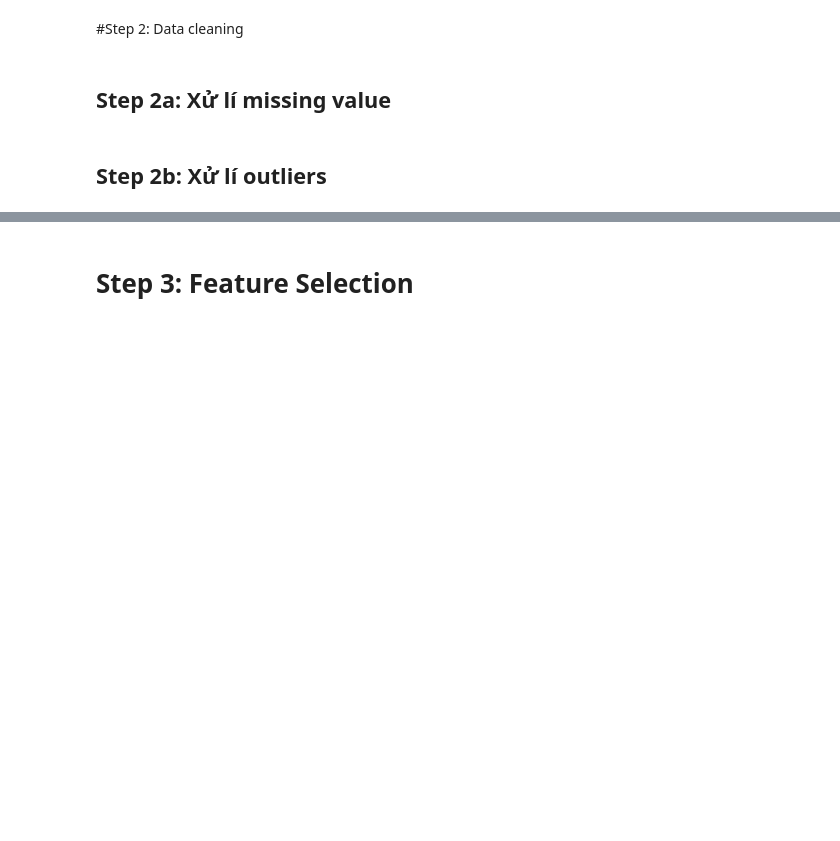
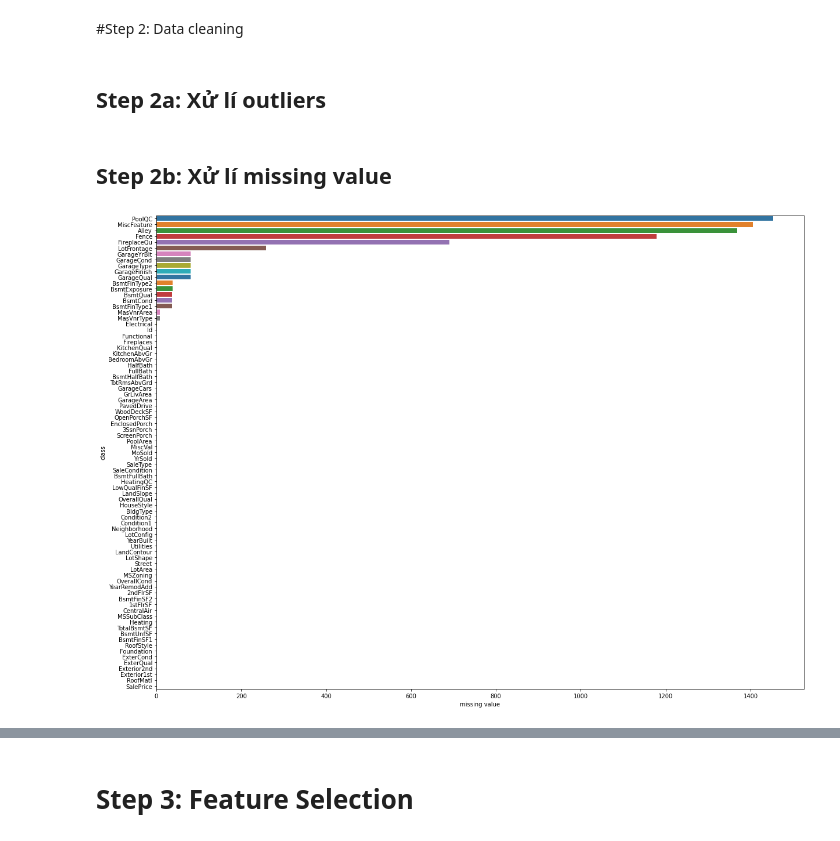
Before and after one commit to team-ida-winx-enchantix/house-price-regression, a Jupyter notebook: srcs/baseline.ipynb, the cells around one changed output, grey strips where cells are left out. Cells and saved outputs as stored; diff of their text form; code cells hidden in the pictures; blank space fills up the shorter version.

```diff
--- a/srcs/baseline.ipynb
+++ b/srcs/baseline.ipynb
@@ -205,6 +215,23 @@ sns.distplot(np.log(train_df['SalePrice']), fit=stats.norm);
 # %% [markdown]
 #Step 2: Data cleaning
+# %% [markdown]
+## Step 2a: Xử lí outliers
 # %% [markdown]
-## Step 2a: Xử lí missing value
+## Step 2b: Xử lí missing value
-# %% [markdown]
-## Step 2b: Xử lí outliers
+# %%
+"""
+Kiem tra missing value
+"""
+train_cols = {'class': [], 'missing value': []}
+for col in train_df.columns.values:
+  train_cols['class'].append(col)
+  train_cols['missing value'].append(train_df[col].isnull().sum())
+
+train_mis_data = pd.DataFrame.from_dict(train_cols)
+# train_mis_data
+train_mis_data.sort_values(by='missing value',inplace=True,ascending=False)
+fig, ax = plt.subplots(figsize=(20,15))
+sns.barplot(ax=ax,y='class',x='missing value',data=train_mis_data,palette="tab10");
+# ax.set_figure((100,100))
+# %% [output]
+[figure, added]
```
Also changed, not shown: parts of 28 cells of this notebook.
